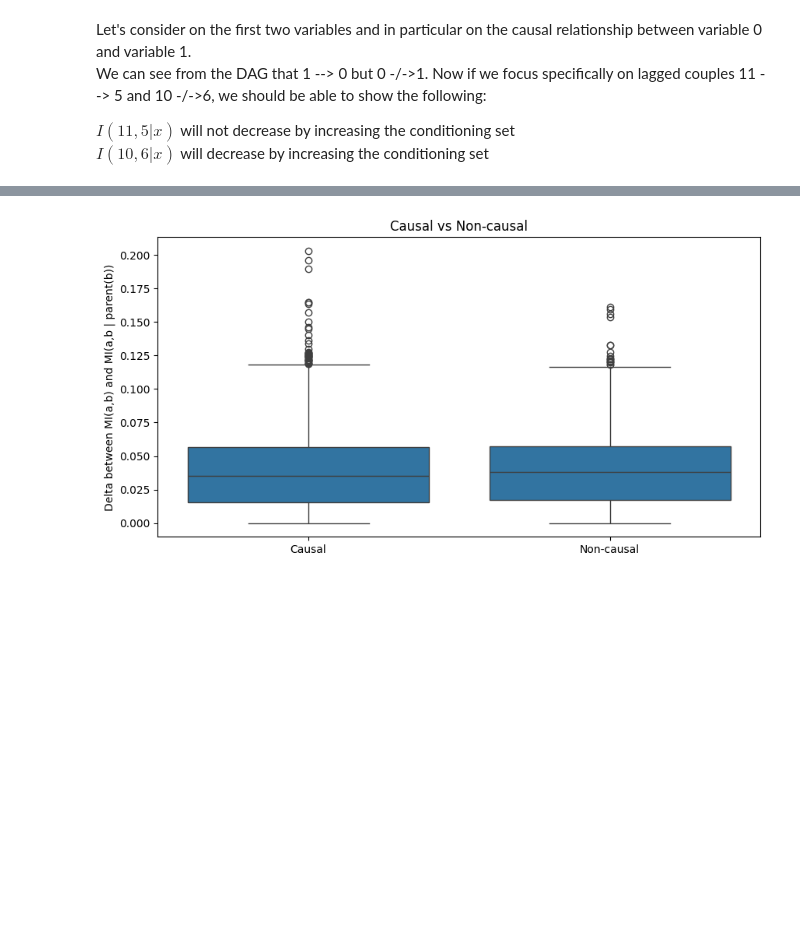
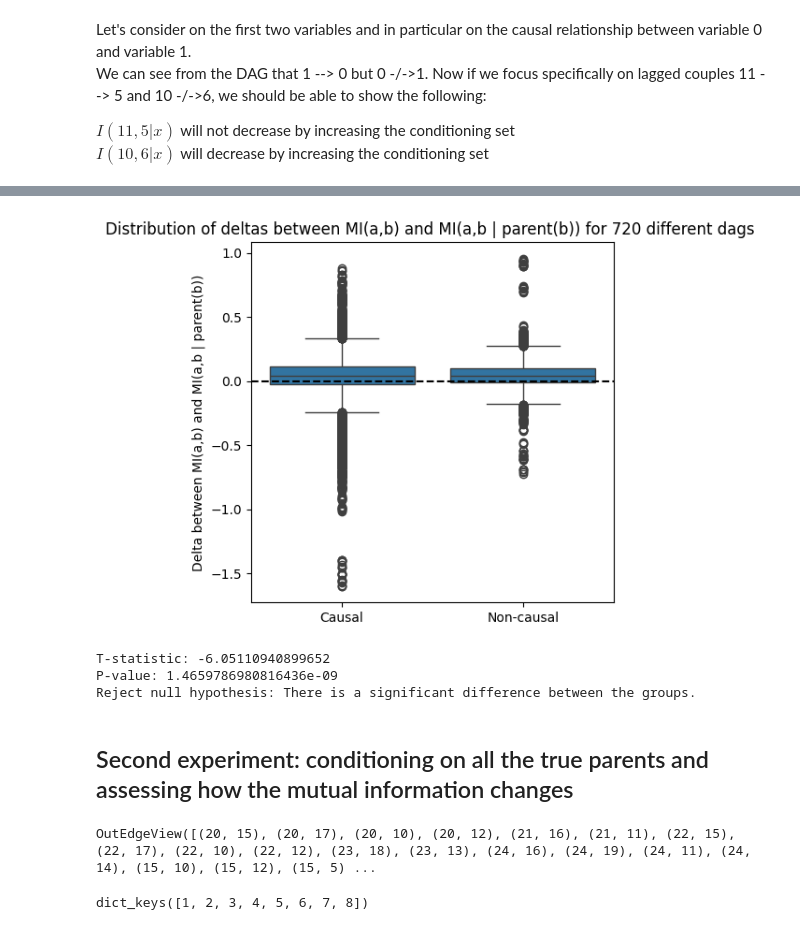
Before and after one commit to gmpal/td2c, a Jupyter notebook: notebooks/assessment/deltas.ipynb, the cells around one changed output, grey strips where cells are left out. Saved outputs shown, nothing was run; the diff lists cells and outputs as text; code cells hidden in the pictures; blank space fills up the shorter version.

Commit message:
Interesting results regarding deltas

```diff
--- a/notebooks/assessment/deltas.ipynb
+++ b/notebooks/assessment/deltas.ipynb
@@ -3,7 +3,8 @@ The goal of this notebook is to show that the temporal aspect can be leveraged i
 Specifically, we want to show that if we consider two opposite causal directions, when we start conditioning on markov blanket members, one of the two directions mutual information will start to decrease, while the other one will keep stable (if not increase).
 # %%
 N_VARS = 5
-MAXLAGS = 3
+NOISE_STD = 0.1
+MAXLAGS = 4
 N_JOBS = 40
 # %%
 import networkx as nx
@@ -58,4 +86,11 @@ $I(10,6 | x)$ will decrease by increasing the conditioning set <br>
 # %%
+# ! git clone https://github.com/omesner/knncmi.git
+# ! cd knncmi && pip install .
+# ! cd ..
+# ! rm -rf knncmi
+
 # we won't compute the full descriptors set but we still need the estimators for Mutual Information
 from d2c.descriptors.estimators import MutualInformationEstimator
 mutual_information_estimator = MutualInformationEstimator() # default: estimator using Ridge
+# cmi = mutual_information_estimator.estimate_original
+cmi = mutual_information_estimator.estimate_knn_cmi
@@ -219,13 +232,44 @@ TypeError: unhashable type: 'numpy.ndarray'
+# %%
+# load the deltas
+import pickle
+with open("/home/gpaldino/deltas_knncmi_oneparentonly.pkl", "rb") as f:
+    deltas_causal,deltas_noncausal = pickle.load(f)
 # %%
+import matplotlib.pyplot as plt
+import seaborn as sns
 # Combine the data into a single list or array
 all_deltas = deltas_causal + deltas_noncausal
 labels = ['Causal'] * len(deltas_causal) + ['Non-causal'] * len(deltas_noncausal)
 
 # Create boxplot
-plt.figure(figsize=(10, 5))
+plt.figure(figsize=(5, 5))
 sns.boxplot(x=labels, y=all_deltas)
+# line at 0
+plt.axhline(0, color='black', linestyle='--')
 plt.ylabel('Delta between MI(a,b) and MI(a,b | parent(b))')
-plt.title('Distribution of deltas between MI(a,b) and MI(a,b | parent(b)) for 80 different dags ')
+plt.title('Distribution of deltas between MI(a,b) and MI(a,b | parent(b)) for 720 different dags ')
 plt.show()
 # %% [output]
-[figure, old version]
+[figure, new version]
+# %%
+from scipy import stats
+
+# Perform t-test
+t_statistic, p_value = stats.ttest_ind(deltas_causal, deltas_noncausal)
+
+# Print results
+print(f"T-statistic: {t_statistic}")
+print(f"P-value: {p_value}")
+
+# Interpret results
+alpha = 0.05
+if p_value < alpha:
+    print("Reject null hypothesis: There is a significant difference between the groups.")
+else:
+    print("Fail to reject null hypothesis: There is no significant difference between the groups.")
+# %% [output]
+T-statistic: -6.05110940899652
+P-value: 1.4659786980816436e-09
+Reject null hypothesis: There is a significant difference between the groups.
+# %% [markdown]
+## Second experiment: conditioning on all the true parents and assessing how the mutual information changes
@@ -231,0 +394,4 @@ plt.show()
+# %%
+flattened_dags[0].edges
+# %% [output]
+OutEdgeView([(20, 15), (20, 17), (20, 10), (20, 12), (21, 16), (21, 11), (22, 15), (22, 17), (22, 10), (22, 12), (23, 18), (23, 13), (24, 16), (24, 19), (24, 11), (24, 14), (15, 10), (15, 12), (15, 5) ...
@@ -231,0 +422,5 @@ plt.show()
+# %%
+causal_deltas_single_dag.keys()
+noncausal_deltas_single_dag.keys()
+# %% [output]
+dict_keys([1, 2, 3, 4, 5, 6, 7, 8])
```
Also changed, not shown: parts of 29 cells of this notebook, 1 other file.
